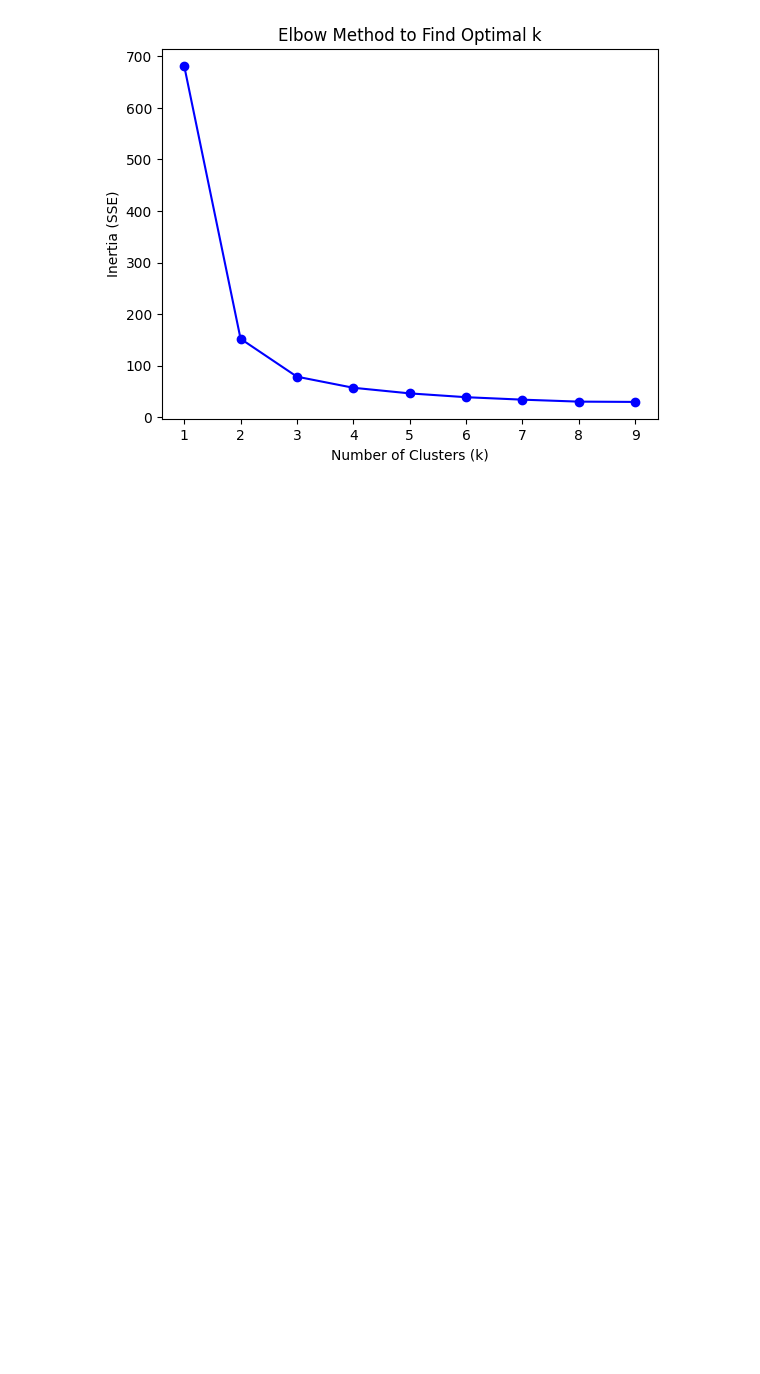
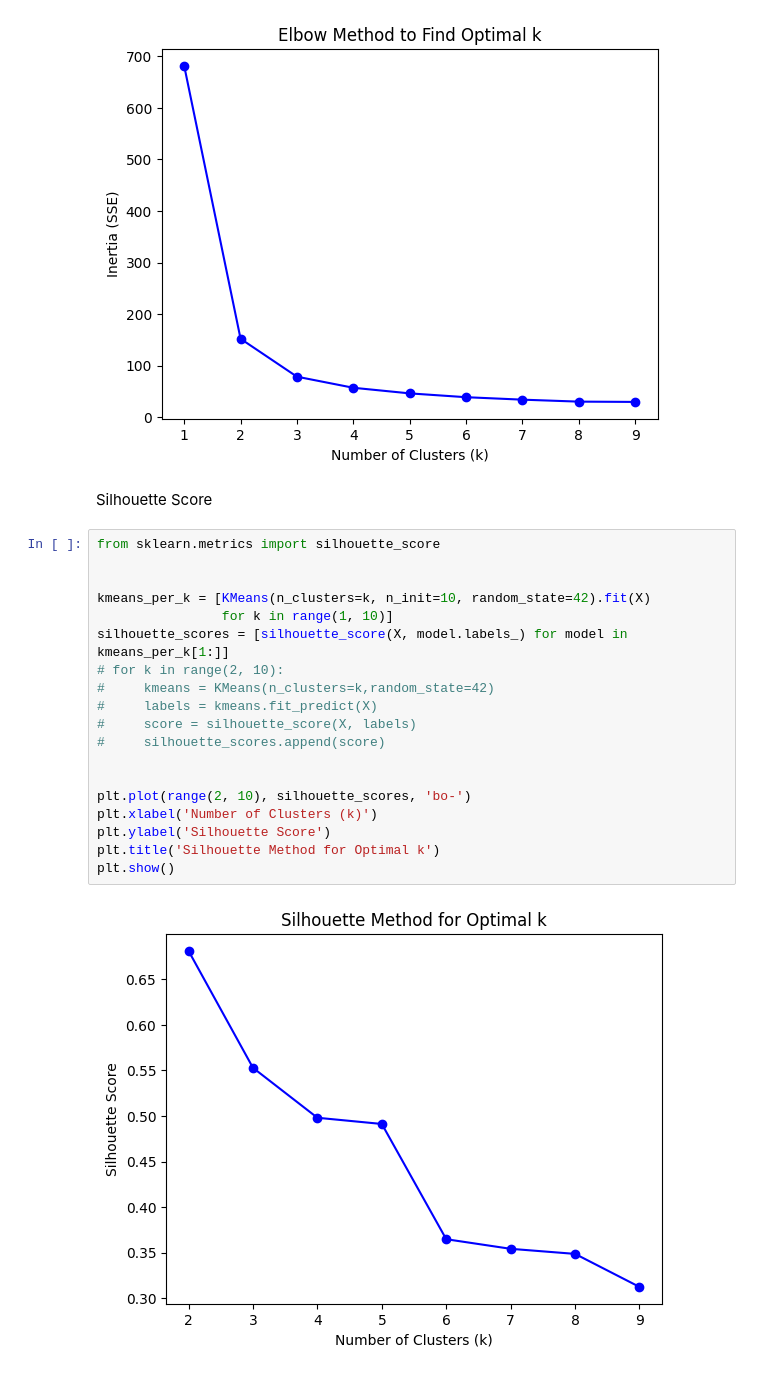
Before and after one commit to khalidkhankakar/Hands-on-Machine-Learning, a Jupyter notebook: unsupervise_learning/main.ipynb, the cells around one changed output. Drawn from its saved outputs; the diff is of its cells as text; blank space fills up the shorter version.

Commit message:
silhouette score in k Means

```diff
--- a/unsupervise_learning/main.ipynb
+++ b/unsupervise_learning/main.ipynb
@@ -110,3 +110,26 @@ plt.title('Elbow Method to Find Optimal k')
 plt.show()
 # %% [output]
 [figure]
+# %% [markdown]
+Silhouette Score
+# %%
+from sklearn.metrics import silhouette_score
+
+
+kmeans_per_k = [KMeans(n_clusters=k, n_init=10, random_state=42).fit(X)
+                for k in range(1, 10)]
+silhouette_scores = [silhouette_score(X, model.labels_) for model in kmeans_per_k[1:]]
+# for k in range(2, 10):
+#     kmeans = KMeans(n_clusters=k,random_state=42)
+#     labels = kmeans.fit_predict(X)
+#     score = silhouette_score(X, labels)
+#     silhouette_scores.append(score)
+
+
+plt.plot(range(2, 10), silhouette_scores, 'bo-')
+plt.xlabel('Number of Clusters (k)')
+plt.ylabel('Silhouette Score')
+plt.title('Silhouette Method for Optimal k')
+plt.show()
+# %% [output]
+[figure, added]
```
Also changed, not shown: parts of 2 cells of this notebook.
